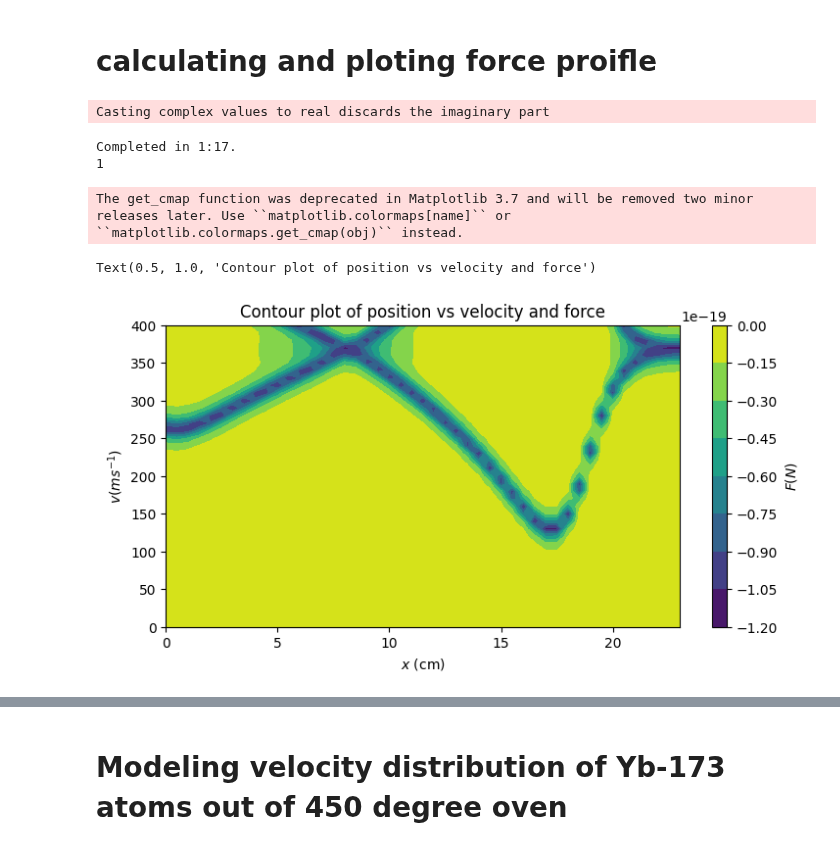
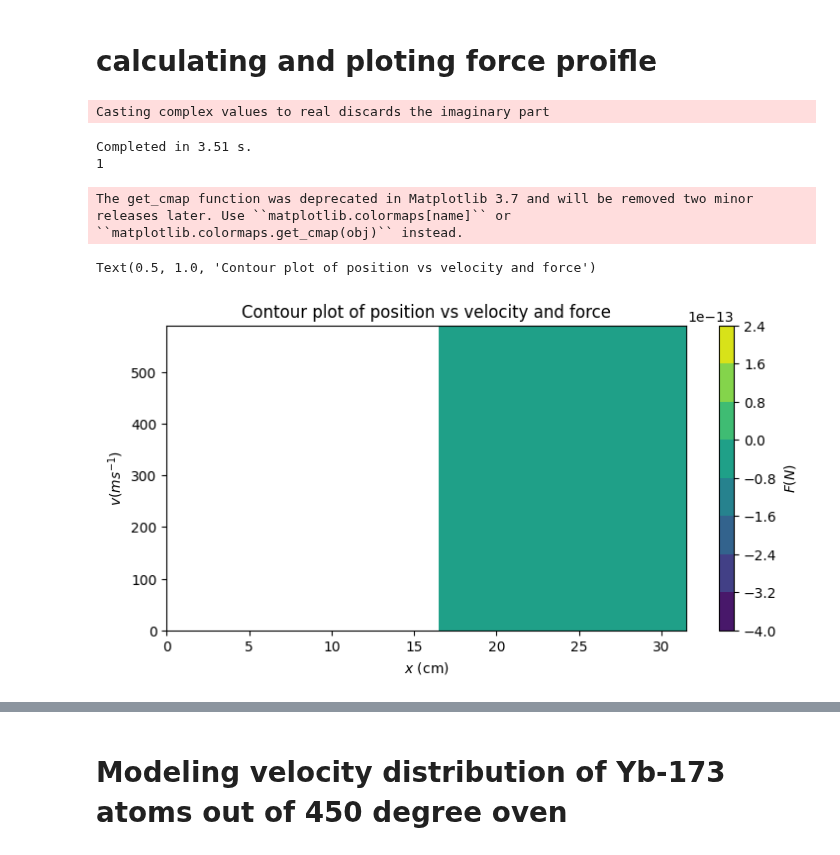
Before and after one commit to benfox4543/YB-zeeman-slower, a Jupyter notebook: zeeman slower_yb(fix after loosing good one).ipynb, the cells around one changed output, grey strips where cells are left out. Drawn from its saved outputs; the diff is of its cells as text; code cells hidden in the pictures.

```diff
--- a/zeeman slower_yb(fix after loosing good one).ipynb
+++ b/zeeman slower_yb(fix after loosing good one).ipynb
@@ -57,7 +57,7 @@ print(Blab, L,b_0L)
 # %%
 # Now, here are our `natural' length and time scales:
 x0 = 1/klab  # distance in cm
-t0 = 1/gammala # time in s
+t0 = 1/gammalab # time in s
 vc = x0/t0*(1/100) # velcoity in cm/s for conversion back to s.i units
 Fc = cts.hbar*klab*100*gammalab # force in newtond for conversion back to s.i units
 
@@ -80,7 +80,7 @@ def mag(R,B_0,alpha,l):
     if R[2] > l or R[2] < 0:
        return  np.array([0,0,0])
     else:
-        return np.array([B_0 +alpha*(np.sqrt(1-R[2]/l)),0,0])
+        return np.array([0,0,B_0 + alpha*R[2]])
 # %%
 zeeman_prof = magpy.Collection()
 j = 30
@@ -269,10 +270,7 @@ hamiltonian_D2.add_mu_q_block('e', mu_q_e_D2)
 
 #ham = pylcp.hamiltonian(Hg, He, mugq, mueq, dijq, mass=mass, gamma=gamma, k=k)
 
-bf = lambda R: cts.value('Bohr magneton')*b_tot.getB(R*10*x0)*t0/cts.hbar
-l = 16/x0
-#bf = lambda R: mag(R,b_0,alpha,l)
-laserBeams = pylcp.laserBeams([
-    {'kvec':np.array([0, 0, -1]), 's': 100,'pol_coord':'spherical', 'pol': 1, 'delta': (E_e_D2[2]-E_g_D2[0]) + -17*gamma},],
-    beam_type=pylcp.infinitePlaneWaveBeam)
+# bf = lambda R: cts.value('Bohr magneton')*b_tot.getB(R*10*x0)*t0/cts.hbar
+# l = 16/x0
+bf = lambda R: mag(R,b_0,alpha,l)
 linGrad = pylcp.magField(lambda R: bf(R))
@@ -310,11 +285,11 @@ j  = 0
 b = 0
 
 laserBeams = pylcp.laserBeams([
-{'kvec':np.array([0, 0, -1]), 's': 5,'pol_coord':'spherical', 'pol': np.array([1,0,1]), 'delta': (E_e_D2[2]-E_g_D2[0]) - det[24]*gamma},],
+{'kvec':np.array([0, 0, -1]), 's': 5,'pol_coord':'spherical', 'pol':np.array([-1,0,1 ]), 'delta': (E_e_D2[2]-E_g_D2[0]) -15*gamma},],
 beam_type=pylcp.infinitePlaneWaveBeam)
 rateeq = pylcp.rateeq(laserBeams, linGrad, hamiltonian_D2, include_mag_forces=True)
 x = np.arange(0, 2*L, 0.5)/(x0)
-v = np.arange(0, 1500,10)/vc
+v = np.arange(0, 600,10)/vc
 
 
 X, V = np.meshgrid(x, v)
@@ -330,26 +305,25 @@ b = b +1
 print(b)
 # %% [output]
 Casting complex values to real discards the imaginary part
-Completed in 1:17.
+Completed in 3.51 s.
 1
 # %%
 
 fig,ax = plt.subplots(1, 1, figsize=(8, 4))
 cmap_reversed = plt.cm.get_cmap('viridis_r')
 Fc = gammalab*cts.hbar*klab*100
 im1 = ax.contourf(np.array(x)*x0, np.array(v)*vc, rateeq.profile['Fz'].F[2]*Fc)
 fig.subplots_adjust(left=0.08, wspace=0.2)
-plt.xlim([0, 23])
-plt.ylim([0,400])
+
 cb1 = plt.colorbar(im1)
 cb1.set_label('$F(N)$')
 ax.set_xlabel('$x$ (cm)')
 ax.set_ylabel('$v (ms^{-1})$')
 plt.title('Contour plot of position vs velocity and force')
 # %% [output]
 The get_cmap function was deprecated in Matplotlib 3.7 and will be removed two minor releases later. Use ``matplotlib.colormaps[name]`` or ``matplotlib.colormaps.get_cmap(obj)`` instead.
 Text(0.5, 1.0, 'Contour plot of position vs velocity and force')
-[figure, old version]
+[figure, new version]
 # %%
 # check of ithe inportlation of force profile
   # Example 2D grid of values
```
Also changed, not shown: parts of 13 cells of this notebook.
